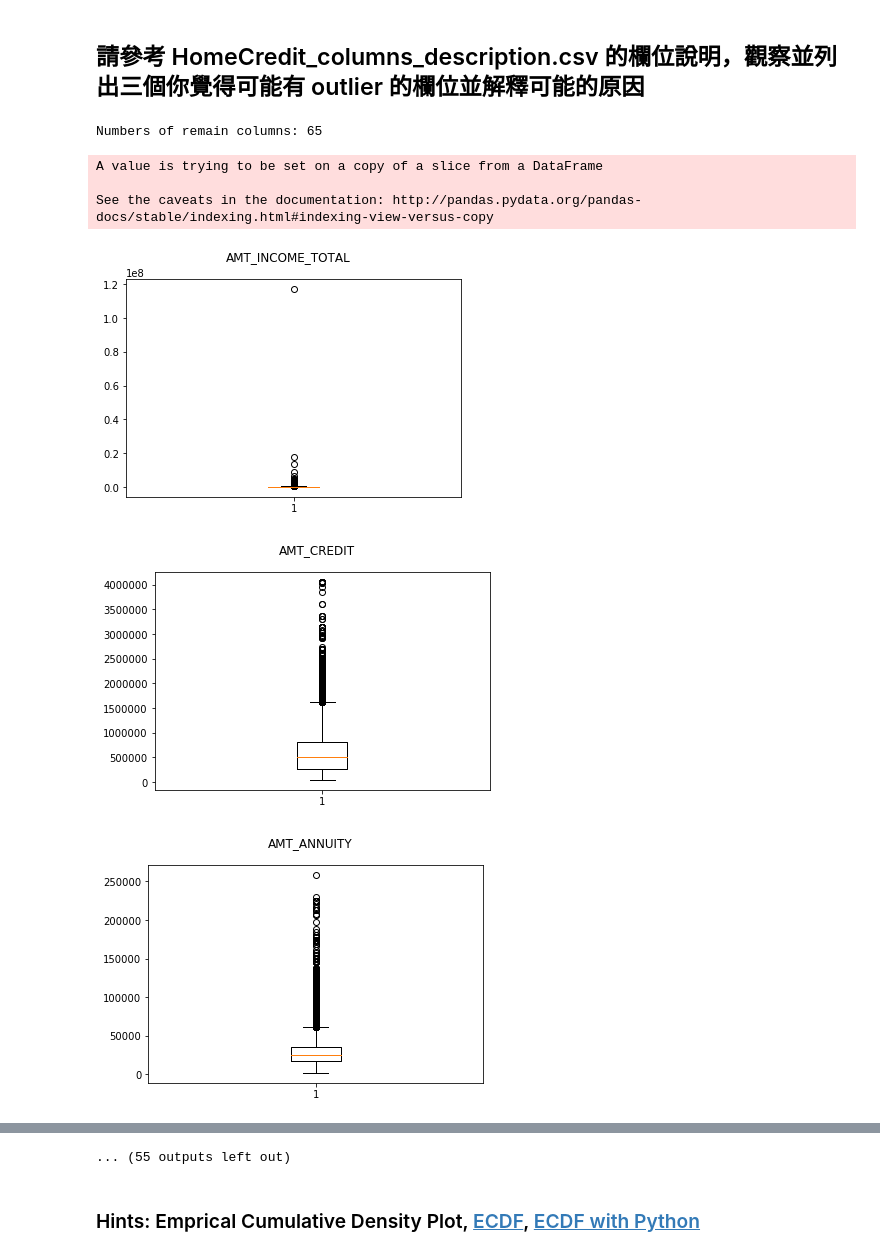
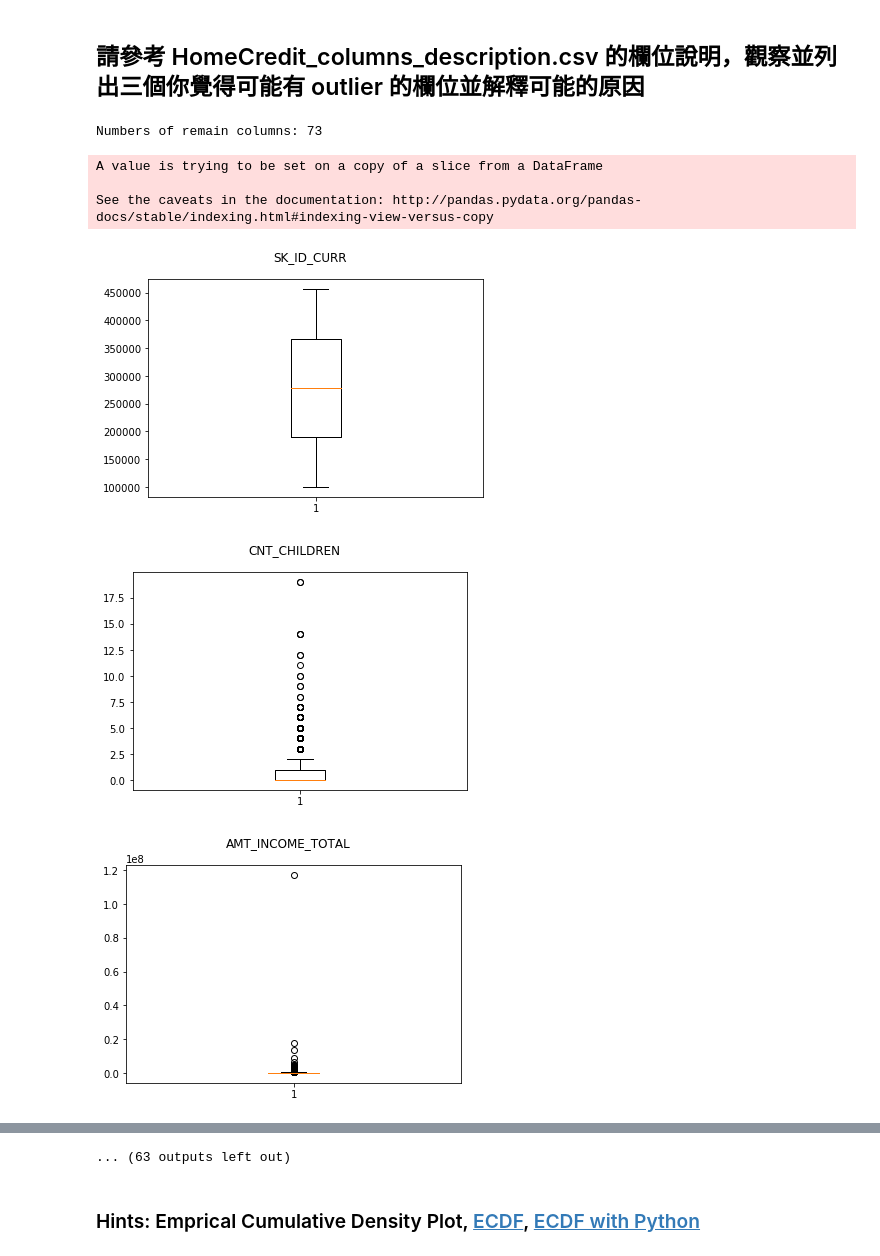
Before and after one commit to robert1003/2nd-ML100Days, a Jupyter notebook: homework/Day_006_HW.ipynb, the cells around one changed output, grey strips where cells are left out. Saved outputs shown, nothing was run; the diff lists cells and outputs as text; code cells hidden in the pictures.

```diff
--- a/homework/Day_006_HW.ipynb
+++ b/homework/Day_006_HW.ipynb
@@ -32,29 +32,29 @@ Path of read in data: ../data/Part01/application_train.csv
 ## 請參考 HomeCredit_columns_description.csv 的欄位說明，觀察並列出三個你覺得可能有 outlier 的欄位並解釋可能的原因
 # %%
 # 先篩選數值型的欄位
-dtype_select = [pd.np.dtype('float64')]
+dtype_select = [pd.np.dtype('float64'), pd.np.dtype('int64')]
 
 numeric_columns = list(app_train.columns[list(app_train.dtypes.isin(dtype_select))])
 
 # 再把只有 2 值 (通常是 0,1) 的欄位去掉
 numeric_columns = list(app_train[numeric_columns].columns[list(app_train[numeric_columns].apply(lambda x:len(x.unique())!=2 ))])
 print("Numbers of remain columns:", len(numeric_columns))
 
 # 檢視這些欄位的數值範圍
 for col in numeric_columns:
     try:
         app_train[col][app_train[col].isnull()] = app_train[col].mean()
     except:
         pass
 
     plt.boxplot(app_train[col])
     plt.suptitle(col)
     plt.show()
 # %% [output]
-Numbers of remain columns: 65
+Numbers of remain columns: 73
 A value is trying to be set on a copy of a slice from a DataFrame
 
 See the caveats in the documentation: http://pandas.pydata.org/pandas-docs/stable/indexing.html#indexing-view-versus-copy
-[figure, old version]
+[figure, new version]
-[figure, old version]
+[figure, new version]
-[figure, old version]
+[figure, new version]
@@ -68,4 +68,4 @@ See the caveats in the documentation: http://pandas.pydata.org/pandas-docs/stabl
-... (55 outputs left out)
+... (63 outputs left out)
 # %%
 # 從上面的圖檢查的結果，至少這三個欄位好像有點可疑
 
```
Also changed, not shown: parts of 4 cells of this notebook.
